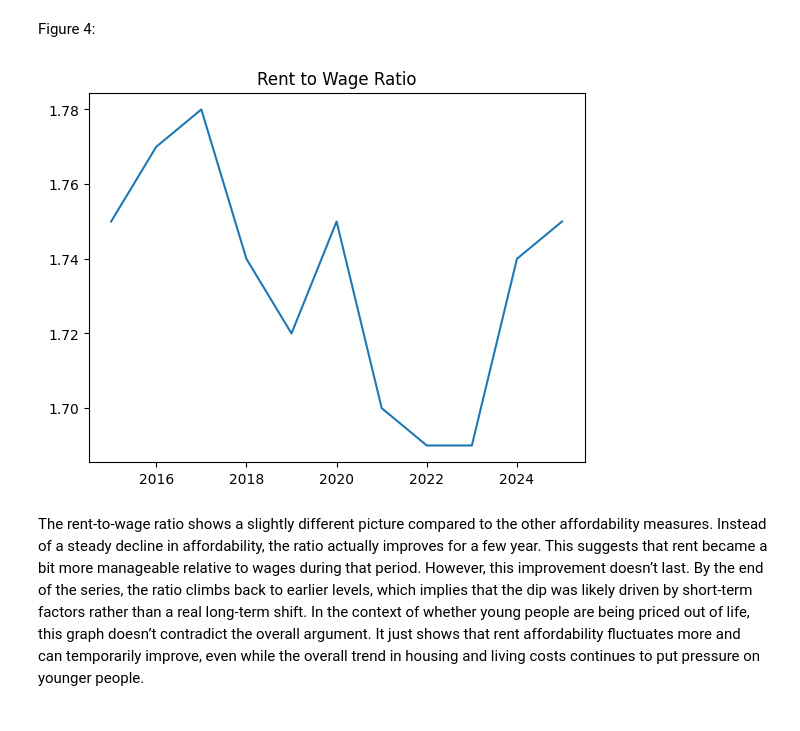
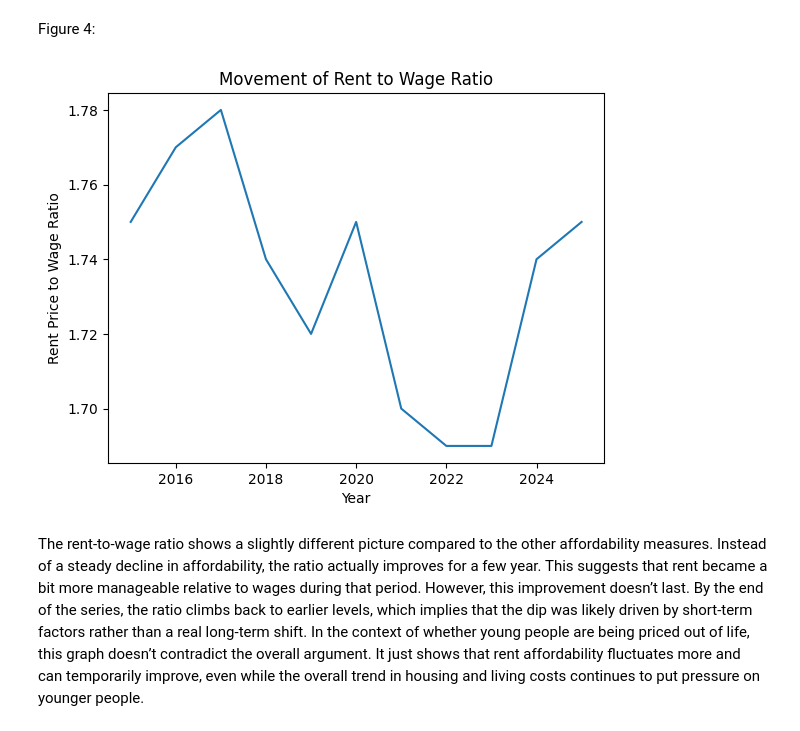
Before and after one commit to Ben-Morgan536/Are-Young-People-Priced-Out-of-Life-Project, a Jupyter notebook: blog.ipynb, the cells around one changed output. Cells and saved outputs as stored; diff of their text form; code cells hidden in the pictures.

```diff
--- a/blog.ipynb
+++ b/blog.ipynb
@@ -110,13 +111,15 @@ Figure 4:
 # %%
 plt.figure()
 
 plt.plot(main_data_short["Year"], main_data_short["Rent_Price_to_Wage_Ratio"])
 
-plt.title("Rent to Wage Ratio")
+plt.title("Movement of Rent to Wage Ratio")
+plt.xlabel("Year")
+plt.ylabel("Rent Price to Wage Ratio")
 
 plt.show()
 # %% [output]
-[figure, old version]
+[figure, new version]
 # %% [markdown]
 The rent‑to‑wage ratio shows a slightly different picture compared to the other affordability measures. Instead of a steady decline in affordability, the ratio actually improves for a few year. This suggests that rent became a bit more manageable relative to wages during that period. However, this improvement doesn’t last. By the end of the series, the ratio climbs back to earlier levels, which implies that the dip was likely driven by short‑term factors rather than a real long‑term shift. In the context of whether young people are being priced out of life, this graph doesn’t contradict the overall argument. It just shows that rent affordability fluctuates more and can temporarily improve, even while the overall trend in housing and living costs continues to put pressure on younger people.
 # %% [markdown]
```
Also changed, not shown: parts of 5 cells of this notebook, 3 other files.
